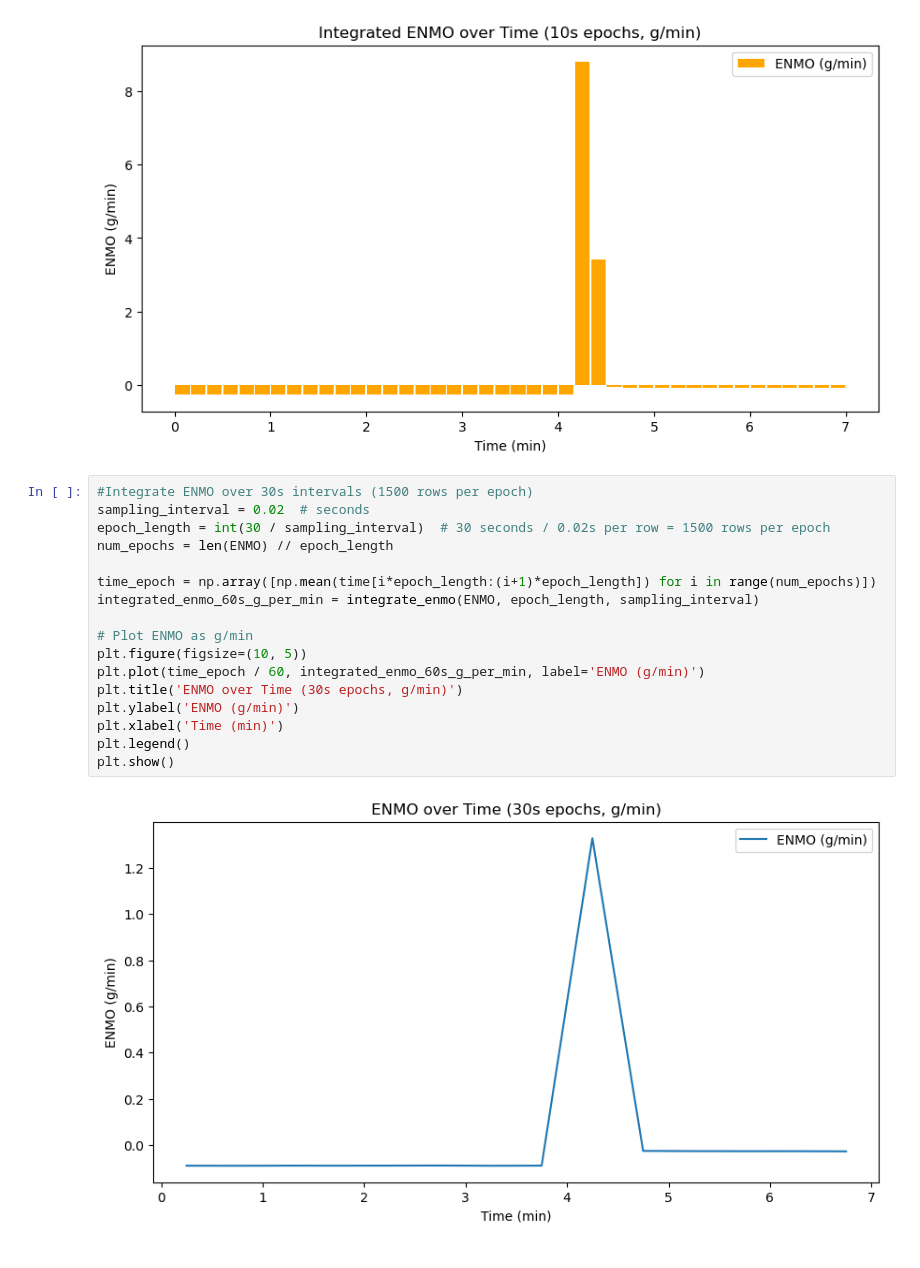
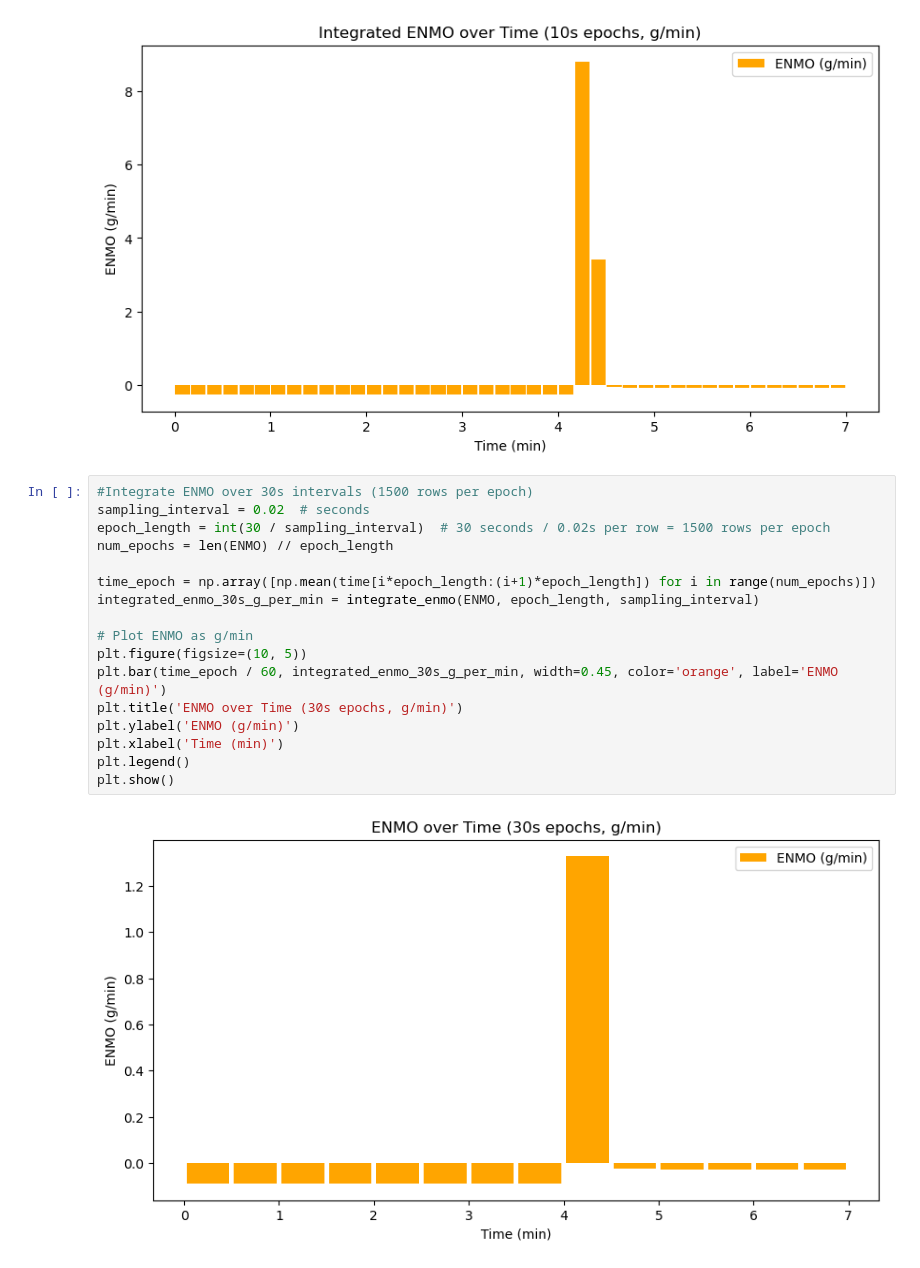
Before and after one commit to TevaSemStudent/HAH913E-ENMO6-Plots, a Jupyter notebook: main.ipynb, the cells around one changed output. Cells and saved outputs as stored; diff of their text form.

```diff
--- a/main.ipynb
+++ b/main.ipynb
@@ -120,22 +120,22 @@ plt.show()
 # %%
 #Integrate ENMO over 30s intervals (1500 rows per epoch)
 sampling_interval = 0.02  # seconds
 epoch_length = int(30 / sampling_interval)  # 30 seconds / 0.02s per row = 1500 rows per epoch
 num_epochs = len(ENMO) // epoch_length
 
 time_epoch = np.array([np.mean(time[i*epoch_length:(i+1)*epoch_length]) for i in range(num_epochs)])
-integrated_enmo_60s_g_per_min = integrate_enmo(ENMO, epoch_length, sampling_interval)
+integrated_enmo_30s_g_per_min = integrate_enmo(ENMO, epoch_length, sampling_interval)
 
 # Plot ENMO as g/min
 plt.figure(figsize=(10, 5))
-plt.plot(time_epoch / 60, integrated_enmo_60s_g_per_min, label='ENMO (g/min)')
+plt.bar(time_epoch / 60, integrated_enmo_30s_g_per_min, width=0.45, color='orange', label='ENMO (g/min)')
 plt.title('ENMO over Time (30s epochs, g/min)')
 plt.ylabel('ENMO (g/min)')
 plt.xlabel('Time (min)')
 plt.legend()
 plt.show()
 # %% [output]
-[figure, old version]
+[figure, new version]
 # %%
 # Integrate ENMO over 60s intervals (3000 rows per epoch)
 sampling_interval = 0.02  # seconds
```
Also changed, not shown: parts of 1 cell of this notebook.
